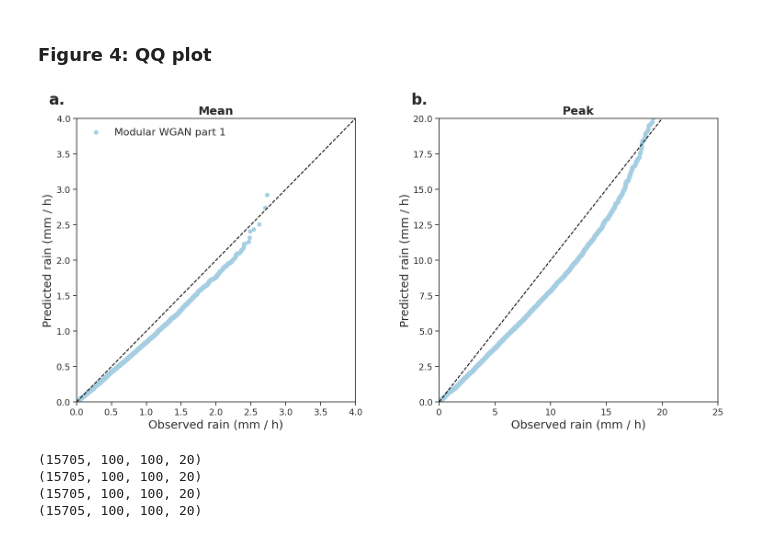
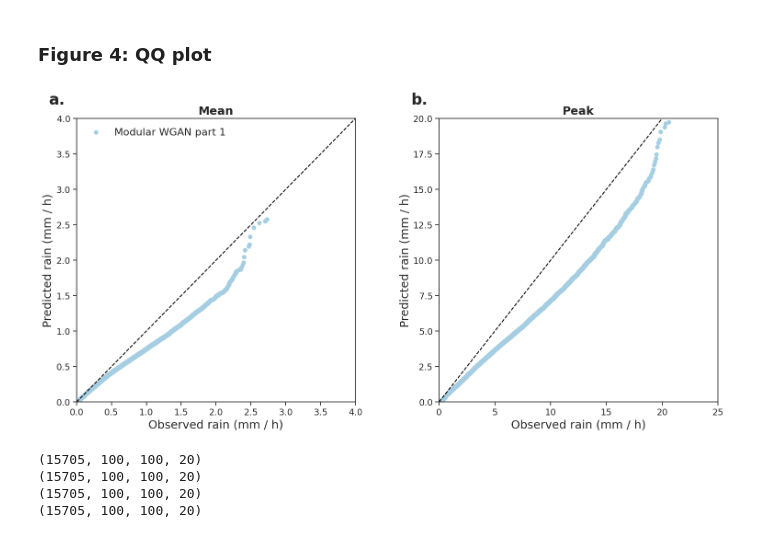
Before and after one commit to vosps/tropical_cyclone, a Jupyter notebook: tracking/4_qq.ipynb, the cells around one changed output. Saved outputs shown, nothing was run; the diff lists cells and outputs as text; code cells hidden in the pictures.

```diff
--- a/tracking/4_qq.ipynb
+++ b/tracking/4_qq.ipynb
@@ -222,7 +222,7 @@ nesm_hist_rain_SH = np.load('/user/home/al18709/work/CMIP6/NESM3/storm_rain/hist
 # precip_cmap = LinearSegmentedColormap.from_list('tc_colours',tc_colours,N=N) #increasing N makes it smoother
 # precip_norm = matplotlib.colors.BoundaryNorm(precip_clevs, precip_cmap.N)
 # %%
-modular_1_scalar = np.load('/user/home/al18709/work/gan_predictions_20/validation_pred-opt_scalar_test_run_3.npy')
+modular_1_scalar = np.load('/user/home/al18709/work/gan_predictions_20/validation_pred-opt_scalar_test_run_more_inputs.npy')
 _,_,_,_,inputs_og,_,_ = load_tc_data(set='validation',results='kh_tracks')
 del _
 # %%
@@ -254,39 +254,39 @@ axes[1].plot(x_y,x_y,'--',color='black')
 
 axes[0].legend(['Modular WGAN part 1'],frameon=False,fontsize=16)
 # ax.fill_between(real_p, dsrnngan_min, dsrnngan_max,color='#729ea1',alpha=0.2)
 # ax.fill_between(real_p, pred2_min, pred2_max,color='Green',alpha=0.2)
 # ax.fill_between(real_p, predog_min, predog_max,color='Pink',alpha=0.2)
 axes[0].set_xlabel('Observed rain (mm / h)',fontsize=18)
 axes[0].set_ylabel('Predicted rain (mm / h)',fontsize=18)
 axes[0].set_title('Mean',fontsize=18,fontweight='bold')
 axes[0].tick_params(axis='both', which='major', labelsize=14)
 
 axes[1].set_xlabel('Observed rain (mm / h)',fontsize=18)
 axes[1].set_ylabel('Predicted rain (mm / h)',fontsize=18)
 axes[1].set_title('Peak',fontsize=18,fontweight='bold')
 axes[1].tick_params(axis='both', which='major', labelsize=14)
 
 axes[0].set_ylim([0,4])
 axes[0].set_xlim([0,4])
 axes[1].set_ylim([0,20])
 axes[1].set_xlim([0,25])
 
 axes[0].text(-0.1, 1.05, 'a.', transform=axes[0].transAxes, size=24, weight='bold')
 axes[1].text(-0.1, 1.05, 'b.', transform=axes[1].transAxes, size=24, weight='bold')
 
 
 plt.subplots_adjust(left=None, bottom=None, right=None, top=None, wspace=0.3, hspace=0.35)
 
 # plt.show()
-plt.savefig('qq_plot_low_res_inputs_v14.png')
-np.save('data/modular_part1_v14_input_mean.npy',input_mean_p/3)
-np.save('data/modular_part1_v14_pred_mean.npy',input_scalar_mean_p/3)
-np.save('data/modular_part1_v14_input_max.npy',input_max_p/3)
-np.save('data/modular_part1_v14_pred_max.npy',input_scalar_max_p/3)
+plt.savefig('qq_plot_low_res_inputs_v15.png')
+np.save('data/modular_part1_v15_input_mean.npy',input_mean_p/3)
+np.save('data/modular_part1_v15_pred_mean.npy',input_scalar_mean_p/3)
+np.save('data/modular_part1_v15_input_max.npy',input_max_p/3)
+np.save('data/modular_part1_v15_pred_max.npy',input_scalar_max_p/3)
 
 # changing the normalisation of the topography to include negative ocean topography fixed the max issue. dumb mistake lol.
 # %% [output]
-[figure, old version]
+[figure, new version]
 # %%
 hrmip = np.concatenate((CMCC_hist_NH_rain,CMCC_hist_SH_rain,hadgem_hist_NH_rain,hadgem_hist_SH_rain),axis=0)
 cmip6 = np.concatenate((miroc6_hist_rain,
```
Also changed, not shown: parts of 3 cells of this notebook, 11 other files.
